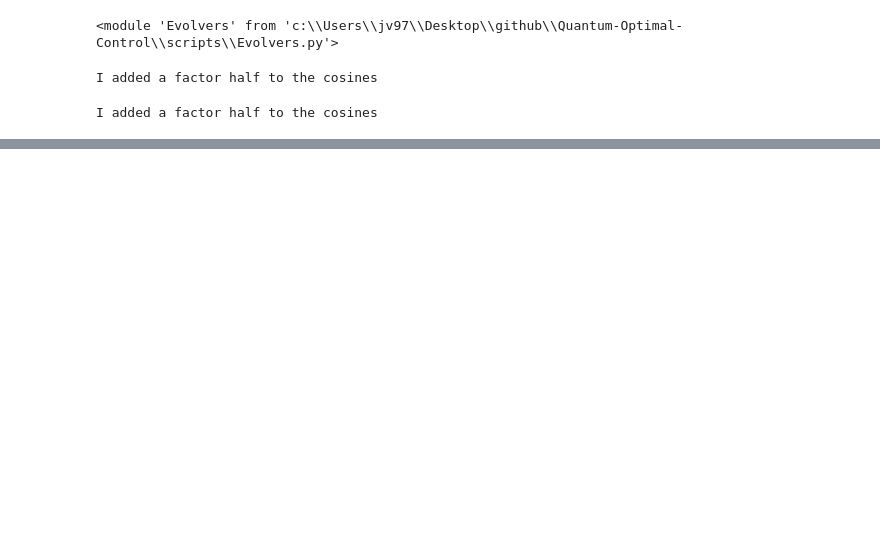
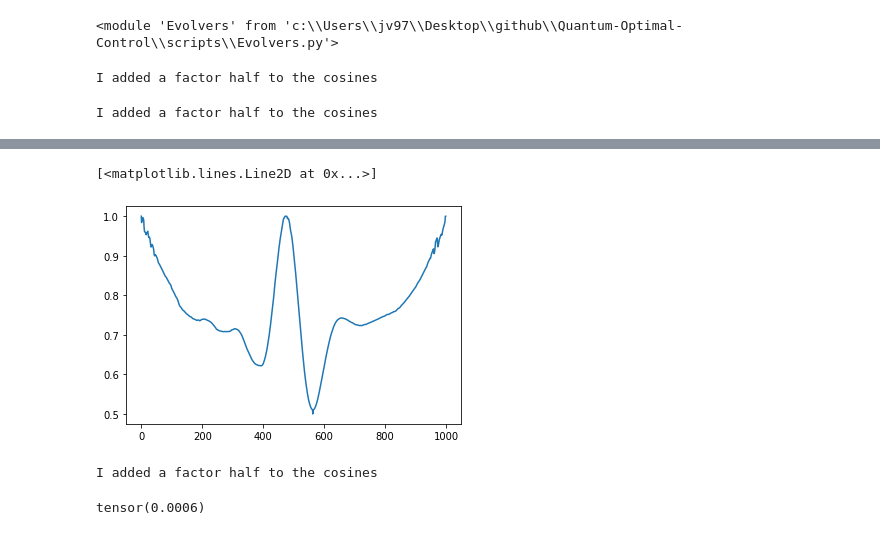
Before and after one commit to Vinther901/Quantum-Optimal-Control, a Jupyter notebook: 2DSystems/VariationalOptimization.ipynb, the cells around one changed output, grey strips where cells are left out. Cells and saved outputs as stored; diff of their text form; code cells hidden in the pictures; blank space fills up the shorter version.

```diff
--- a/2DSystems/VariationalOptimization.ipynb
+++ b/2DSystems/VariationalOptimization.ipynb
@@ -211,0 +264,48 @@ plt.plot(obj.restrict_diff(obj.heights.detach()))
+# %%
+tmp_alphas = t.load(os.path.join(dir_path,'Experiments','Flensmon2D_7','1010_AlphaRun.pt'))
+plt.plot(tmp_alphas)
+# %% [output]
+[<matplotlib.lines.Line2D at 0x...>]
+[figure, added]
+# %%
+class SavedBasis(Systems.Periodic_System, Controls.ConstrainedPulse, Evolvers.SavedBasis, Plotting.Plotter):
+    def __init__(self,params_dict):
+        self.params_dict = params_dict
+        self.alphas = tmp_alphas
+        self.sigmas = obj.log_sigma.detach().clone().exp()
+        # self.control = control
+        super().__init__()
+        return
+
+    def forward(self):
+        alphas = self.activation_func(self.times)
+        alphas = self.restrict_diff(t.normal(alphas[1:-1],self.sigmas))
+        H = self.get_H(alphas)
+        self.latest_matrix_exp = t.matrix_exp(-1j*H*self.dt)
+        return t.linalg.multi_dot(list(mat for mat in self.latest_matrix_exp.flip(0)))
+
+    def V_2d(self, alphas, control):
+        return self.EJ*(-self.cos_mat.repeat((alphas.shape[0],1,1)) \
+                            - alphas.view(-1,1,1)*self.cos2_mat \
+                            + control.view(-1,1,1)*self.q_mat)
+
+    def restrict_diff(self,heights):
+        max_diff = 0.01
+        out = t.zeros(heights.shape[0])
+        out[0] = heights[0]
+        for i in range(heights.shape[0]-1):
+            diff = heights[i+1] - out[i]
+            out[i+1] = out[i] + self.restrict_output(diff,0,max_diff) + self.restrict_output(diff,-max_diff,0)
+        one = t.tensor([1.])
+        return t.concat([one,self.restrict_output(out,0.5,1),one])
+
+    def restrict_output(self,inp,Min,Max):
+        return self.ReLU(inp - Min) - self.ReLU(inp - Max) + Min
+
+SB = SavedBasis(params_dict)
+# %% [output]
+I added a factor half to the cosines
+# %%
+obj.C1_gate(SB.forward())
+# %% [output]
+tensor(0.0006)
```
Also changed, not shown: parts of 14 cells of this notebook, 1 other file.
